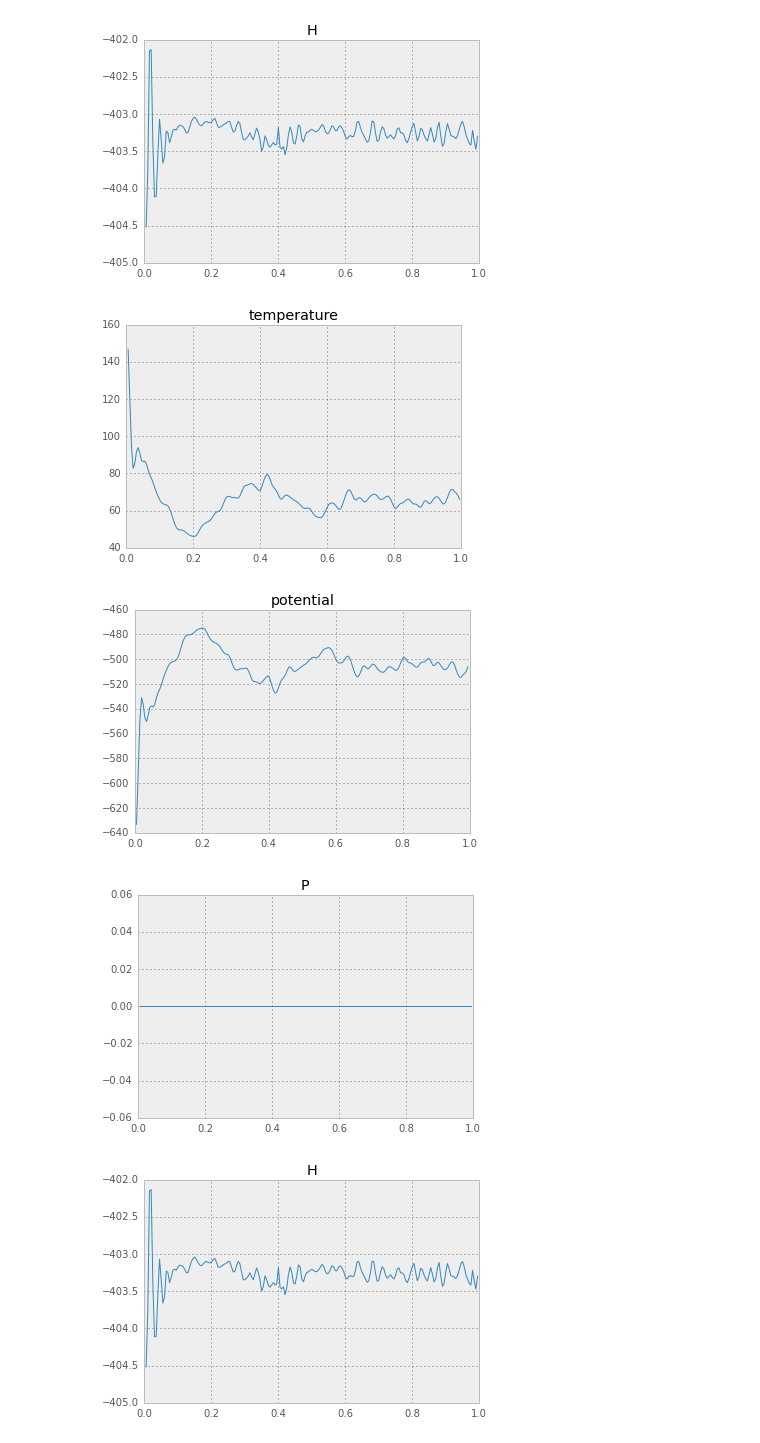
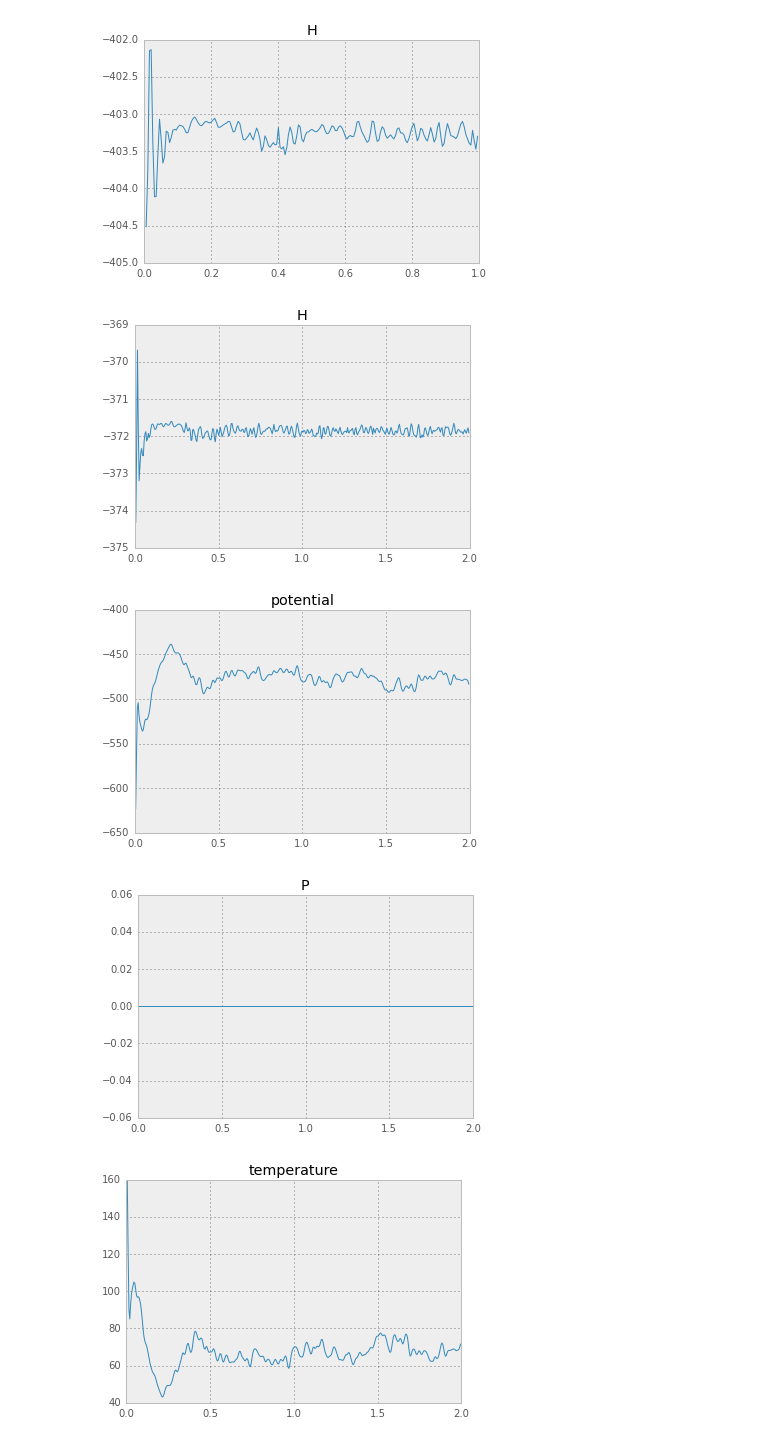
Before and after one commit to atteroTheGreatest/argon, a Jupyter notebook: simulation_analysis.ipynb, the cells around one changed output. Saved outputs shown, nothing was run; the diff lists cells and outputs as text; code cells hidden in the pictures.

```diff
--- a/simulation_analysis.ipynb
+++ b/simulation_analysis.ipynb
@@ -11,6 +13,3 @@ def load_from_file(filename):
             xs.append(float(x))
             ys.append(float(y))
     return xs, ys
-# %%
-xs, ys = load_from_file('melting/potential_To_100.0_tau_0.005_n_5100Ksim.dat')
-plt.plot(xs, ys)
@@ -71,9 +95,9 @@ visualize_parameters('melting/', '170Ksim.dat');
 [figure]
 [figure]
 # %%
-visualize_parameters('melting/', '170Ksim.dat');
+visualize_parameters('melting/', '190Ksim.dat');
 # %% [output]
-[figure, old version]
+[figure, new version]
-[figure, old version]
+[figure, new version]
-[figure, old version]
+[figure, new version]
-[figure, old version]
+[figure, new version]
```
Also changed, not shown: parts of 22 cells of this notebook, 2 other files.
